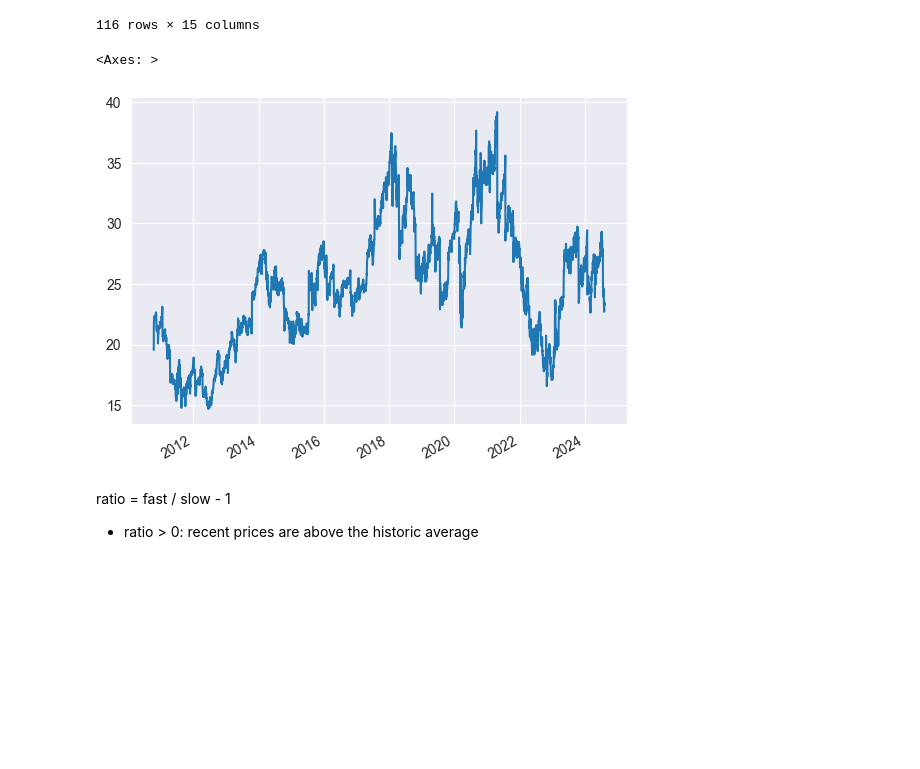
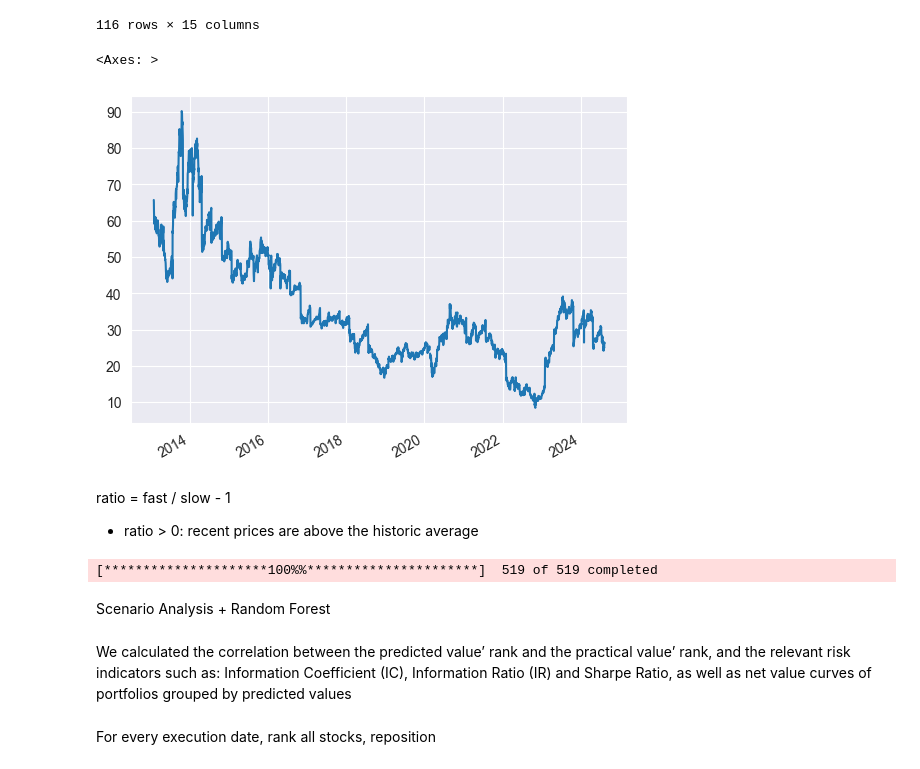
Before and after one commit to Henrywzh/right_time, a Jupyter notebook: self_research/ranking_model.ipynb, the cells around one changed output. Drawn from its saved outputs; the diff is of its cells as text; code cells hidden in the pictures; blank space fills up the shorter version.

```diff
--- a/self_research/ranking_model.ipynb
+++ b/self_research/ranking_model.ipynb
@@ -100,10 +87,16 @@ pe_2015_pct.resample('ME').mean()
 | 2024-08-31 | -0.006726 | -0.031570 | -0.004989 | 0.010811 | -0.003381 | -0.007693 | -0.019431 | -0.006618 | -0.006914 | -0.002231 | -0.002288 | ... |
 116 rows × 15 columns
 # %%
-top15_pe['GOOGL PE'].plot()
+top15_pe['META PE'].plot()
 # %% [output]
 <Axes: >
-[figure, old version]
+[figure, new version]
 # %% [markdown]
 ratio = fast / slow - 1
 - ratio > 0: recent prices are above the historic average
+# %%
+tickers = universe.columns.tolist()
+start_date = '2010-01-01'
+df = yf.download(tickers, start_date)
+# %% [output]
+[*********************100%%**********************]  519 of 519 completed
@@ -109,0 +134,7 @@ ratio = fast / slow - 1
+# %% [markdown]
+Scenario Analysis + Random Forest
+# %% [markdown]
+We calculated the correlation between the predicted value’ rank and the
+practical value’ rank, and the relevant risk indicators such as: Information Coefficient
+(IC), Information Ratio (IR) and Sharpe Ratio, as well as net value curves of portfolios
+grouped by predicted values
@@ -109,0 +145,2 @@ ratio = fast / slow - 1
+# %% [markdown]
+For every execution date, rank all stocks, reposition
```
Also changed, not shown: parts of 8 cells of this notebook, 1 other file.
